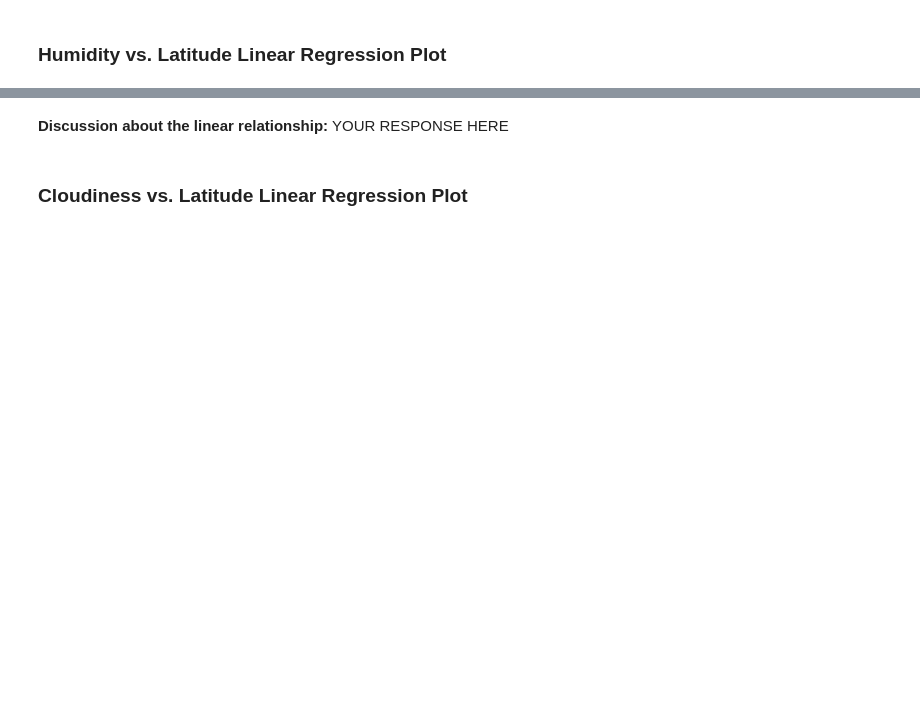
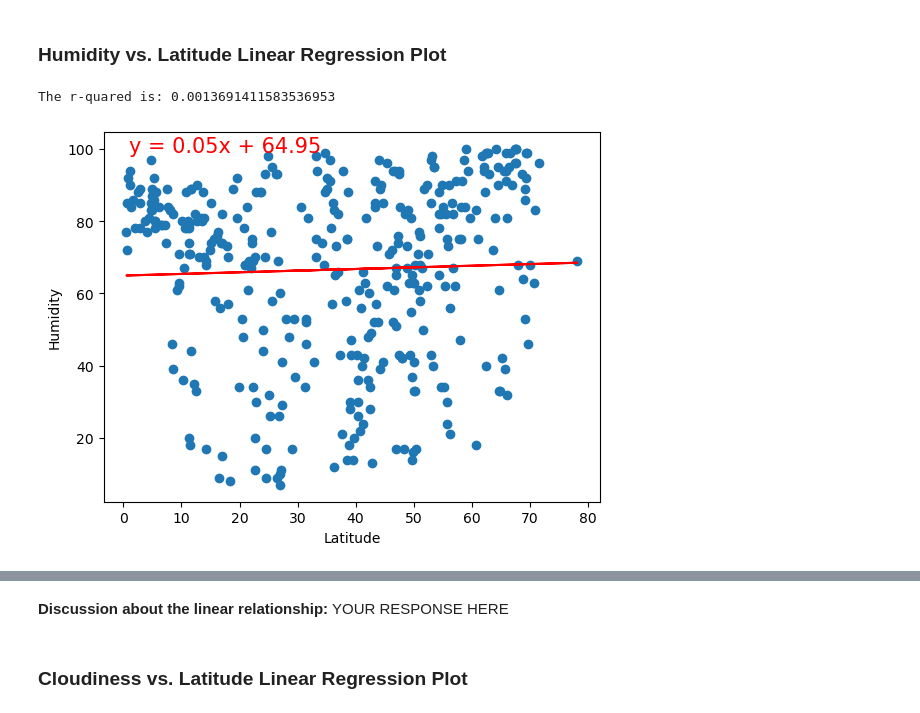
Before and after one commit to dsfackrell/python-api-challenge, a Jupyter notebook: WeatherPy/WeatherPy.ipynb, the cells around one changed output, grey strips where cells are left out. Drawn from its saved outputs; the diff is of its cells as text; code cells hidden in the pictures; blank space fills up the shorter version.

```diff
--- a/WeatherPy/WeatherPy.ipynb
+++ b/WeatherPy/WeatherPy.ipynb
@@ -267,0 +300,6 @@ southern_hemi_df.head()
+# %%
+# Northern Hemisphere
+plot_linear_regression(data_frame = northern_hemi_df, y_str = 'Humidity')
+# %% [output]
+The r-quared is: 0.0013691411583536953
+[figure, added]
```
Also changed, not shown: parts of 20 cells of this notebook, 1 other file.
